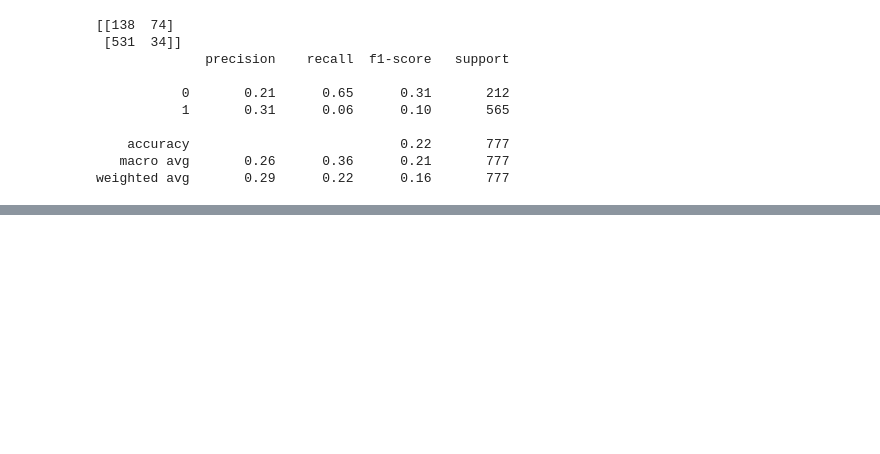
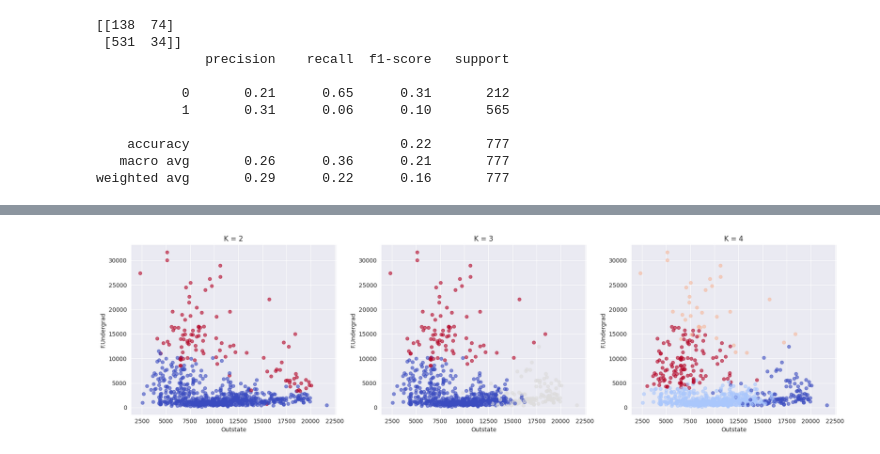
Before and after one commit to UUCompSci/TS-DataAnalytics-SP26, a Jupyter notebook: College.ipynb, the cells around one changed output, grey strips where cells are left out. Saved outputs shown, nothing was run; the diff lists cells and outputs as text; code cells hidden in the pictures; blank space fills up the shorter version.

```diff
--- a/College.ipynb
+++ b/College.ipynb
@@ -157,0 +194,17 @@ weighted avg       0.29      0.22      0.16       777
+# %%
+fig, axes = plt.subplots(1, 3, figsize=(18, 5))
+
+for i, k in enumerate([2, 3, 4]):
+    km = KMeans(n_clusters=k)
+    km.fit(df.drop('Private', axis=1))
+
+    axes[i].scatter(df['Outstate'], df['F.Undergrad'],
+                    c=km.labels_, cmap='coolwarm', alpha=0.6, s=30)
+    axes[i].set_title(f'K = {k}')
+    axes[i].set_xlabel('Outstate')
+    axes[i].set_ylabel('F.Undergrad')
+
+plt.tight_layout()
+plt.show()
+# %% [output]
+[figure, added]
```
Also changed, not shown: parts of 3 cells of this notebook.
